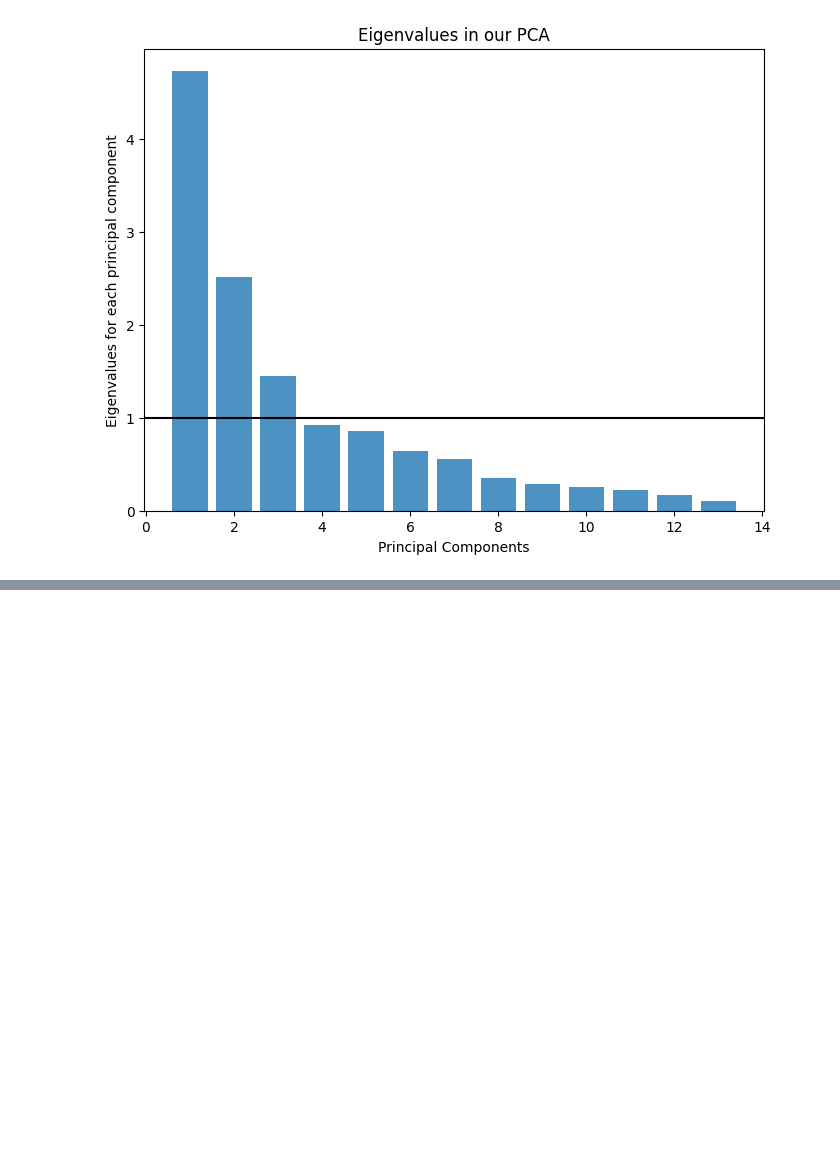
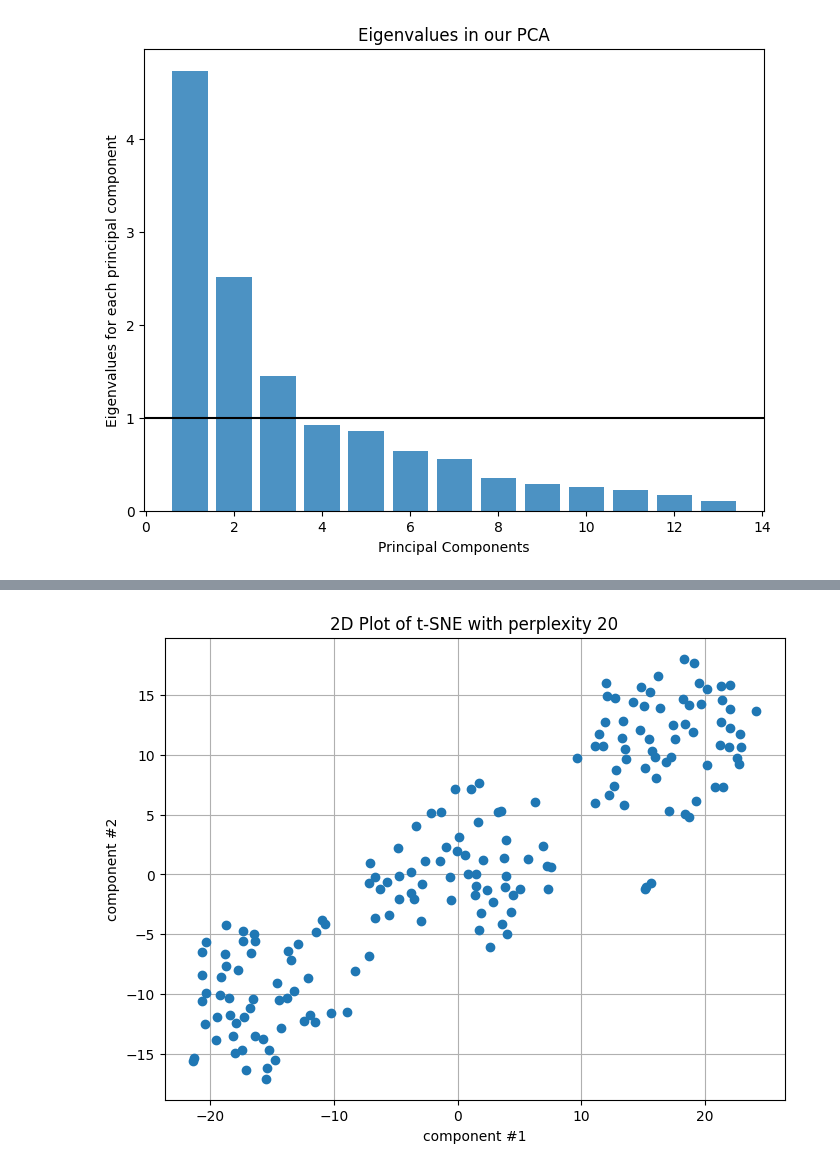
Before and after one commit to whykay-01/machine-learning, a Jupyter notebook: homeworks/hwk5/hwk5.ipynb, the cells around one changed output, grey strips where cells are left out. Drawn from its saved outputs; the diff is of its cells as text; code cells hidden in the pictures; blank space fills up the shorter version.

```diff
--- a/homeworks/hwk5/hwk5.ipynb
+++ b/homeworks/hwk5/hwk5.ipynb
@@ -143,0 +397,18 @@ plt.show()
+# %%
+optimal_perplexity = 20
+tsne = manifold.TSNE(n_components = 2, random_state = 18618637, n_iter = 2000, perplexity=optimal_perplexity)
+transformed_data = tsne.fit_transform(df_standardized)
+
+tSNE_Df = pd.DataFrame(data = transformed_data, columns = ['component #1', 'component #2'])
+x = tSNE_Df['component #1']
+y = tSNE_Df['component #2']
+
+plt.figure(figsize=(8, 6))
+plt.plot(x, y, marker='o', linestyle='')
+plt.title('2D Plot of t-SNE with perplexity {}'.format(optimal_perplexity))
+plt.xlabel('component #1')
+plt.ylabel('component #2')
+plt.grid(True)
+plt.show()
+# %% [output]
+[figure, added]
```
Also changed, not shown: parts of 16 cells of this notebook, 4 other files.
